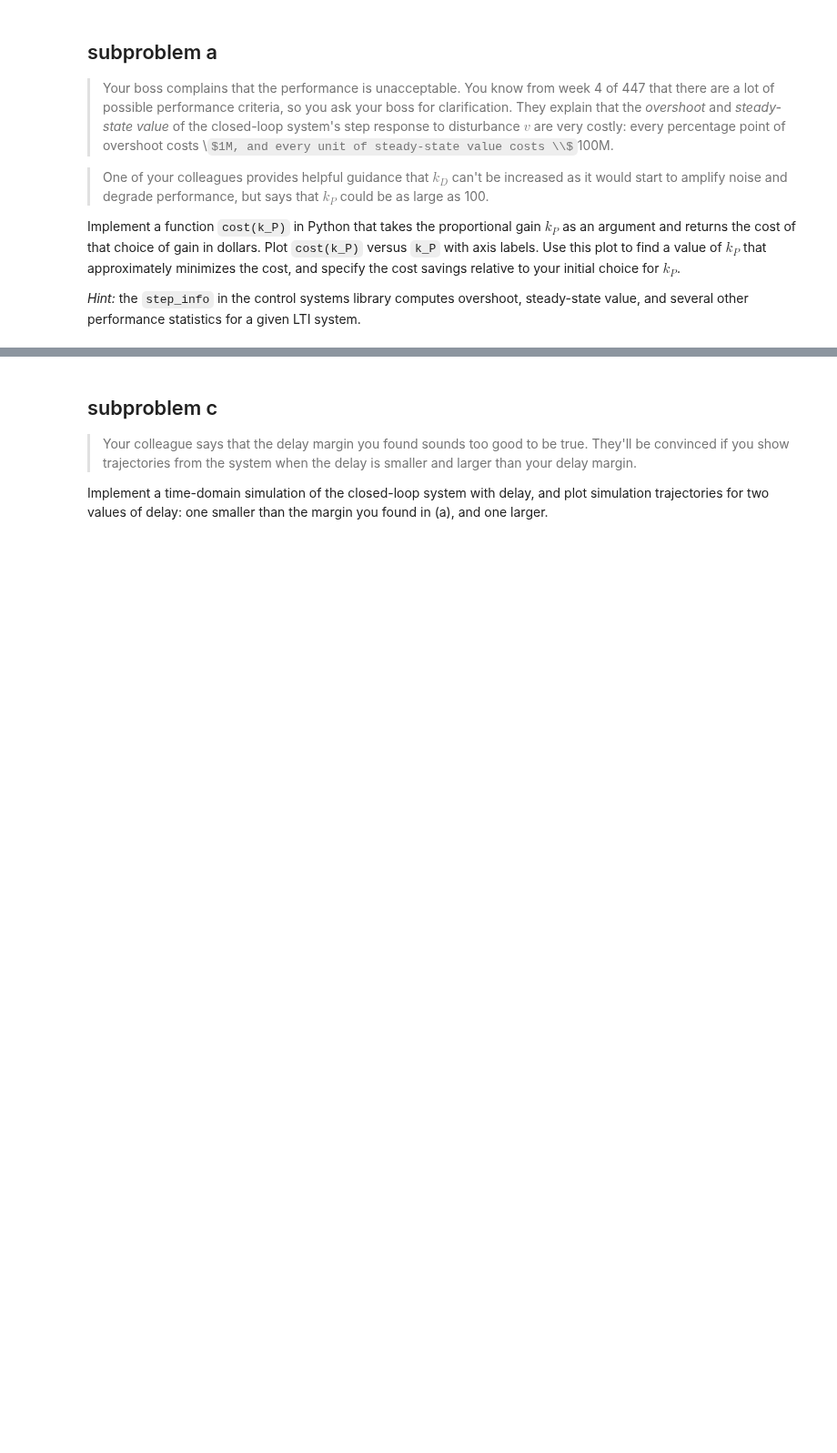
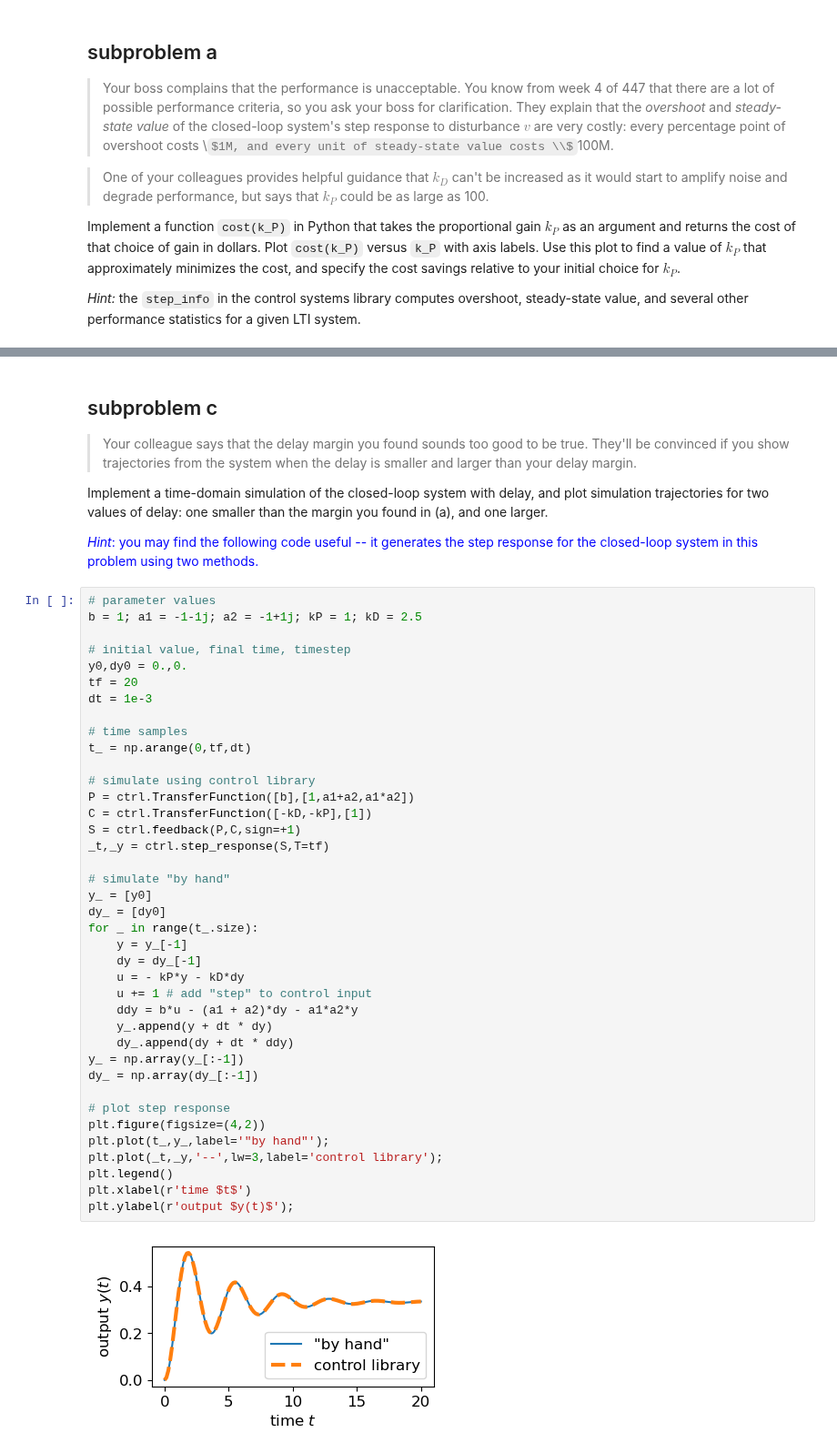
Before and after one commit to sburden/447, a Jupyter notebook: 447_23fa_exam2.ipynb, the cells around one changed output, grey strips where cells are left out. Shown at 91% size. Cells and saved outputs as stored; diff of their text form; some formulas as TeX source; blank space fills up the shorter version.

```diff
--- a/447_23fa_exam2.ipynb
+++ b/447_23fa_exam2.ipynb
@@ -156,3 +163,46 @@ Use frequency-domain methods to determine the smallest delay $T > 0$ that causes
 > Your colleague says that the delay margin you found sounds too good to be true. They'll be convinced if you show trajectories from the system when the delay is smaller and larger than your delay margin.
 
 Implement a time-domain simulation of the closed-loop system with delay, and plot simulation trajectories for two values of delay: one smaller than the margin you found in (a), and one larger.
+
+<span style="color:blue">*Hint*: you may find the following code useful -- it generates the step response for the closed-loop system in this problem using two methods.</span>
+# %%
+# parameter values
+b = 1; a1 = -1-1j; a2 = -1+1j; kP = 1; kD = 2.5
+
+# initial value, final time, timestep
+y0,dy0 = 0.,0.
+tf = 20
+dt = 1e-3
+
+# time samples
+t_ = np.arange(0,tf,dt)
+
+# simulate using control library
+P = ctrl.TransferFunction([b],[1,a1+a2,a1*a2])
+C = ctrl.TransferFunction([-kD,-kP],[1])
+S = ctrl.feedback(P,C,sign=+1)
+_t,_y = ctrl.step_response(S,T=tf)
+
+# simulate "by hand"
+y_ = [y0]
+dy_ = [dy0]
+for _ in range(t_.size):
+    y = y_[-1]
+    dy = dy_[-1]
+    u = - kP*y - kD*dy
+    u += 1 # add "step" to control input
+    ddy = b*u - (a1 + a2)*dy - a1*a2*y
+    y_.append(y + dt * dy)
+    dy_.append(dy + dt * ddy)
+y_ = np.array(y_[:-1])
+dy_ = np.array(dy_[:-1])
+
+# plot step response
+plt.figure(figsize=(4,2))
+plt.plot(t_,y_,label='"by hand"');
+plt.plot(_t,_y,'--',lw=3,label='control library');
+plt.legend()
+plt.xlabel(r'time $t$')
+plt.ylabel(r'output $y(t)$');
+# %% [output]
+[figure, added]
```
Also changed, not shown: parts of 4 cells of this notebook.
